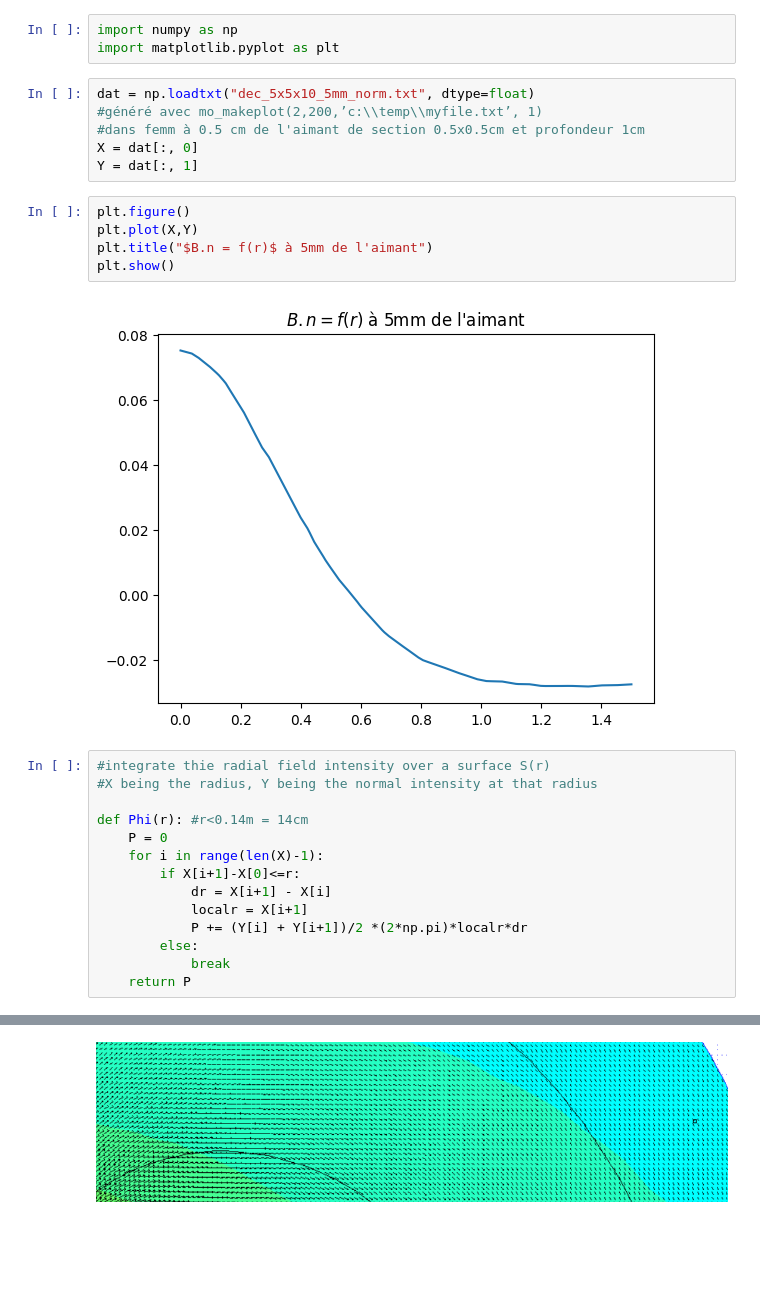
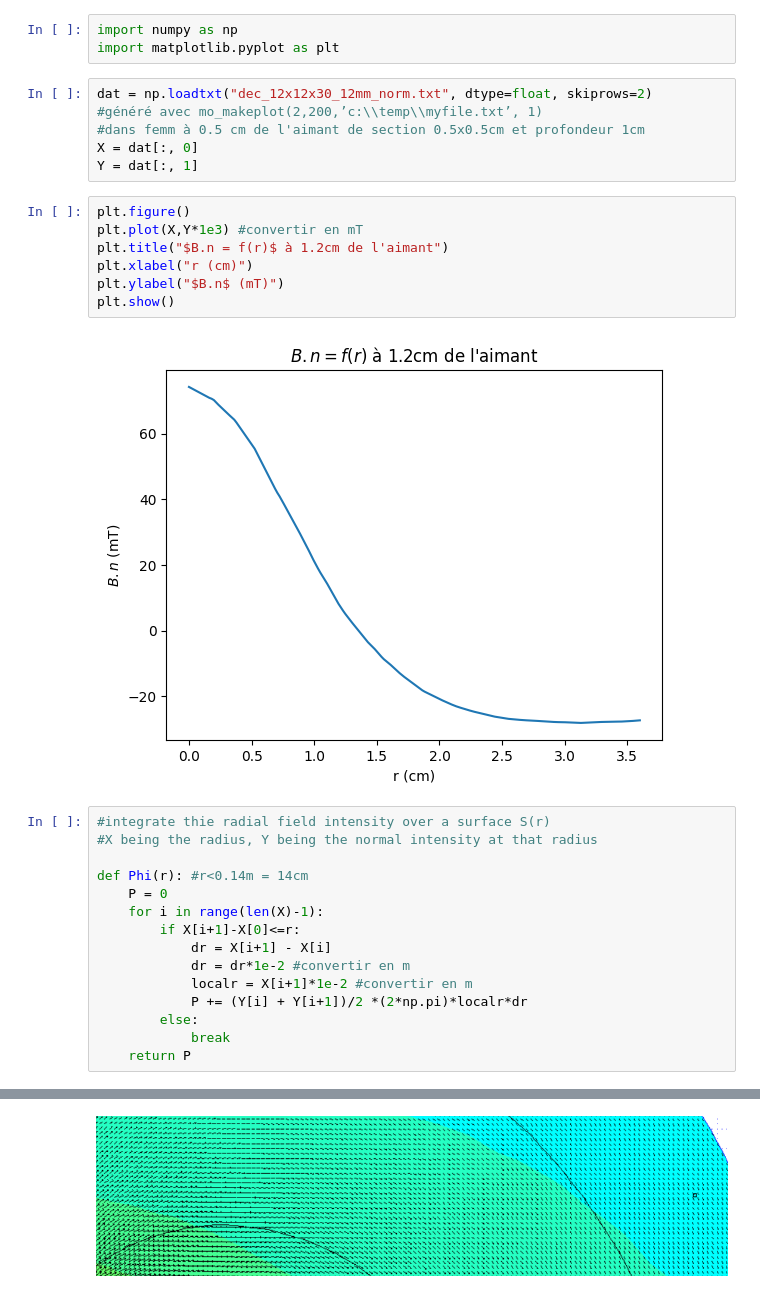
Before and after one commit to FuriousBird/TIPE_Dynamo, a Jupyter notebook: femm/main.ipynb, the cells around one changed output, grey strips where cells are left out. Saved outputs shown, nothing was run; the diff lists cells and outputs as text; blank space fills up the shorter version.

```diff
--- a/femm/main.ipynb
+++ b/femm/main.ipynb
@@ -2,18 +2,20 @@
 import numpy as np
 import matplotlib.pyplot as plt
 # %%
-dat = np.loadtxt("dec_5x5x10_5mm_norm.txt", dtype=float)
+dat = np.loadtxt("dec_12x12x30_12mm_norm.txt", dtype=float, skiprows=2)
 #généré avec mo_makeplot(2,200,’c:\\temp\\myfile.txt’, 1)
 #dans femm à 0.5 cm de l'aimant de section 0.5x0.5cm et profondeur 1cm
 X = dat[:, 0]
 Y = dat[:, 1]
 # %%
 plt.figure()
-plt.plot(X,Y)
-plt.title("$B.n = f(r)$ à 5mm de l'aimant")
+plt.plot(X,Y*1e3) #convertir en mT
+plt.title("$B.n = f(r)$ à 1.2cm de l'aimant")
+plt.xlabel("r (cm)")
+plt.ylabel("$B.n$ (mT)")
 plt.show()
 # %% [output]
-[figure, old version]
+[figure, new version]
 # %%
 #integrate thie radial field intensity over a surface S(r)
 #X being the radius, Y being the normal intensity at that radius
@@ -23,7 +25,8 @@ def Phi(r): #r<0.14m = 14cm
     for i in range(len(X)-1):
         if X[i+1]-X[0]<=r:
             dr = X[i+1] - X[i]
-            localr = X[i+1]
+            dr = dr*1e-2 #convertir en m
+            localr = X[i+1]*1e-2 #convertir en m
             P += (Y[i] + Y[i+1])/2 *(2*np.pi)*localr*dr
         else:
             break
```
Also changed, not shown: parts of 2 cells of this notebook, 9 other files.
